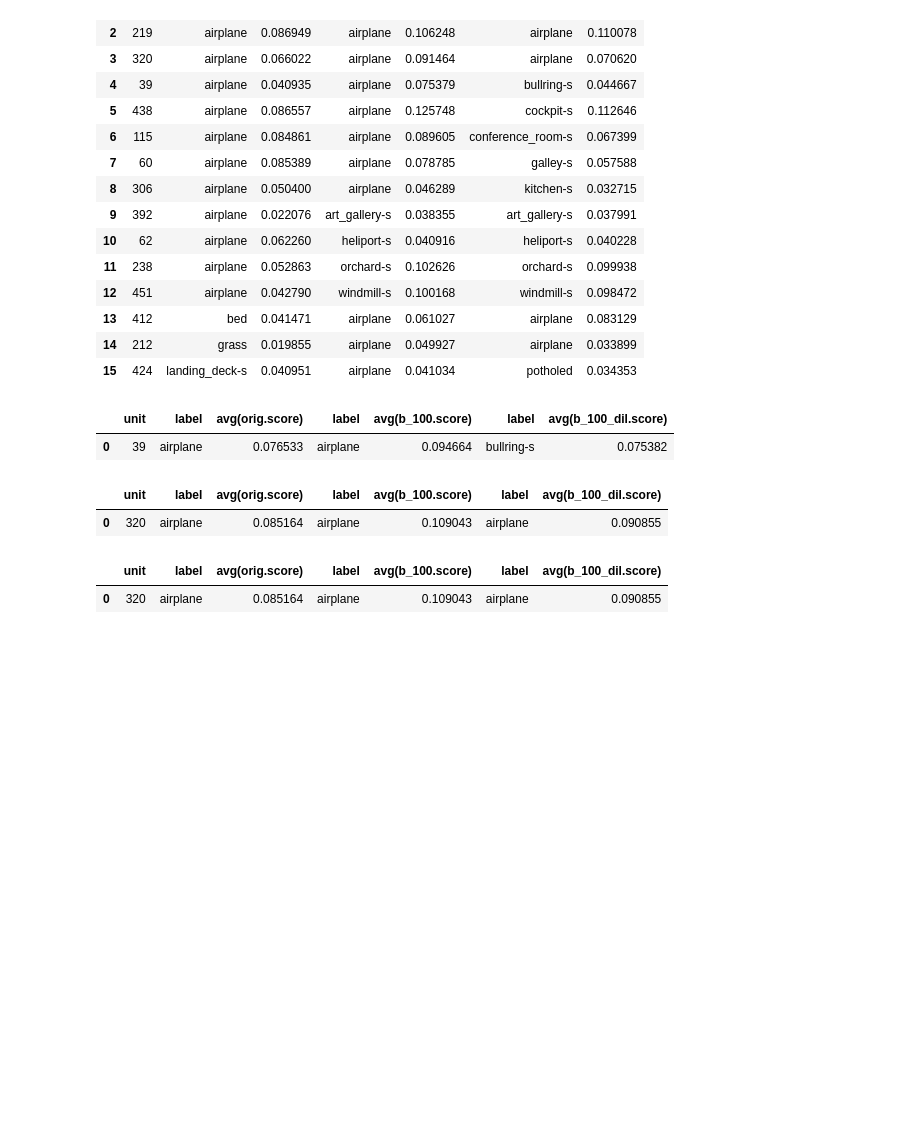
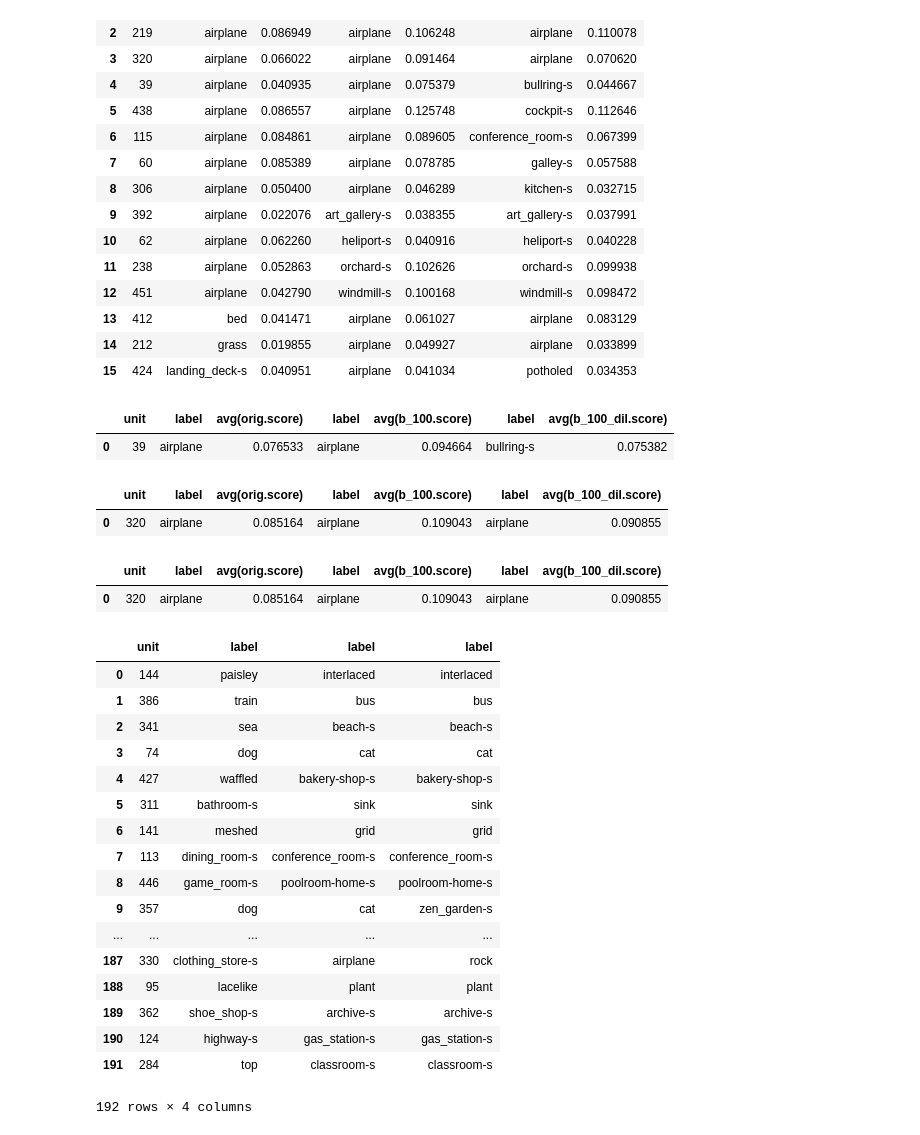
Before and after one commit to ManhattanDeveloper/6998_concept_attack, a Jupyter notebook: datasets_as_tables_viewer.ipynb, the cells around one changed output. Saved outputs shown, nothing was run; the diff lists cells and outputs as text; code cells hidden in the pictures; blank space fills up the shorter version.

```diff
--- a/datasets_as_tables_viewer.ipynb
+++ b/datasets_as_tables_viewer.ipynb
@@ -149,8 +149,26 @@ pandas.read_sql_query("select orig.unit, orig.label, avg(orig.score), b_100.labe
 |  | unit | label | avg(orig.score) | label | avg(b_100.score) | label | avg(b_100_dil.score) |
 | 0 | 320 | airplane | 0.085164 | airplane | 0.109043 | airplane | 0.090855 |
 # %%
-pandas.read_sql_querpandas.read_sql_query("select * "+
-                      "from brightening_100 b_100, brightening_50 b_50 "+
-                      "where b_100.unit=b_50.unit and b_100.label!=b_50.label "+
-                      "limit 5"
+pandas.read_sql_query("select orig.unit, orig.label, b_50.label, b_100.label "+
+                      "from original_df orig, brightening_100 b_100, brightening_50 b_50 "+
+                      "where orig.unit= b_50.unit and b_100.unit=b_50.unit and orig.label!=b_50.label "+
                       ";", conn)
+# %% [output]
+|  | unit | label | label | label |
+| 0 | 144 | paisley | interlaced | interlaced |
+| 1 | 386 | train | bus | bus |
+| 2 | 341 | sea | beach-s | beach-s |
+| 3 | 74 | dog | cat | cat |
+| 4 | 427 | waffled | bakery-shop-s | bakery-shop-s |
+| 5 | 311 | bathroom-s | sink | sink |
+| 6 | 141 | meshed | grid | grid |
+| 7 | 113 | dining_room-s | conference_room-s | conference_room-s |
+| 8 | 446 | game_room-s | poolroom-home-s | poolroom-home-s |
+| 9 | 357 | dog | cat | zen_garden-s |
+| ... | ... | ... | ... | ... |
+| 187 | 330 | clothing_store-s | airplane | rock |
+| 188 | 95 | lacelike | plant | plant |
+| 189 | 362 | shoe_shop-s | archive-s | archive-s |
+| 190 | 124 | highway-s | gas_station-s | gas_station-s |
+| 191 | 284 | top | classroom-s | classroom-s |
+192 rows × 4 columns
```
Also changed, not shown: 11 other files.
